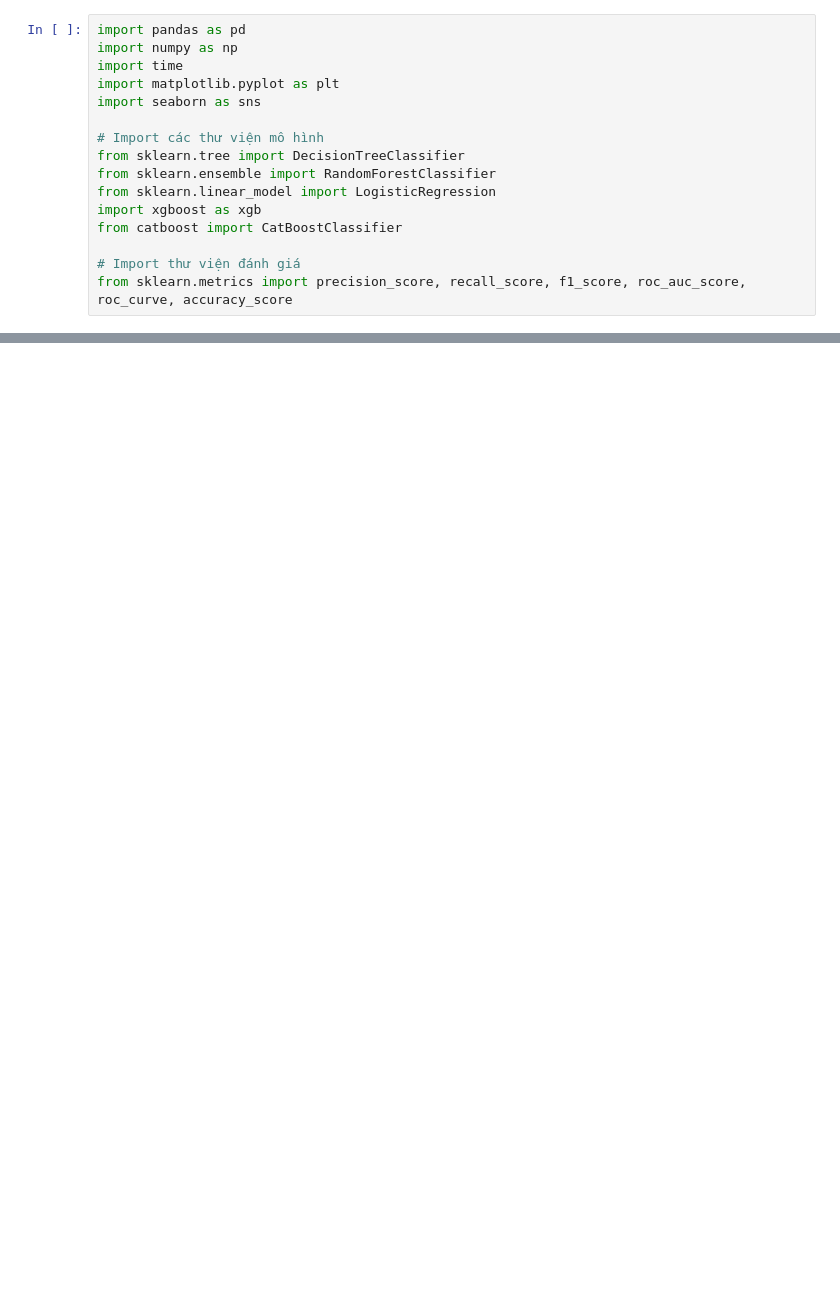
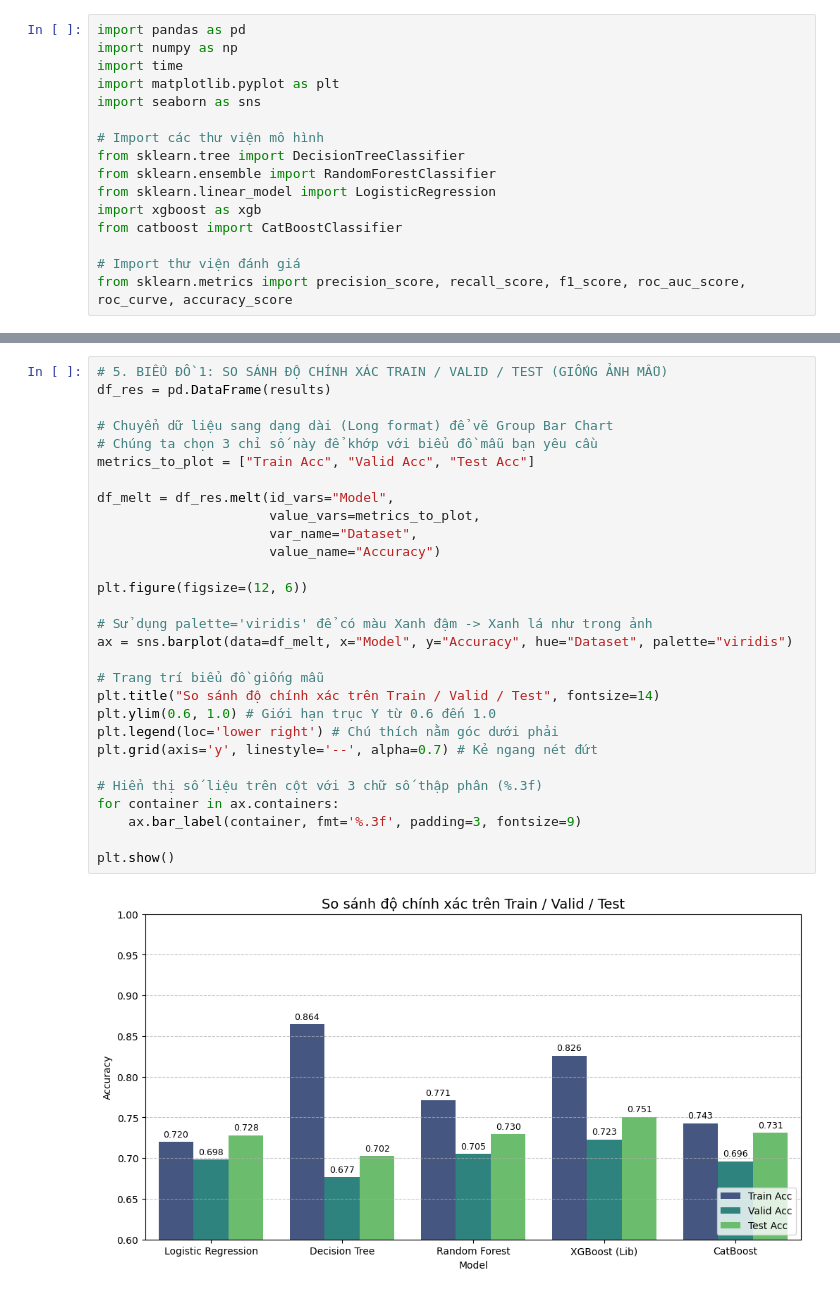
Before and after one commit to ZhangNguyen/Machine_Learning_Project, a Jupyter notebook: notebooks/04_Compare_with_dst_rf.ipynb, the cells around one changed output, grey strips where cells are left out. Cells and saved outputs as stored; diff of their text form; blank space fills up the shorter version.

```diff
--- a/notebooks/04_Compare_with_dst_rf.ipynb
+++ b/notebooks/04_Compare_with_dst_rf.ipynb
@@ -124 +163,32 @@ Dang huan luyen CatBoost...
+# %%
+# 5. BIỂU ĐỒ 1: SO SÁNH ĐỘ CHÍNH XÁC TRAIN / VALID / TEST (GIỐNG ẢNH MẪU)
+df_res = pd.DataFrame(results)
+
+# Chuyển dữ liệu sang dạng dài (Long format) để vẽ Group Bar Chart
+# Chúng ta chọn 3 chỉ số này để khớp với biểu đồ mẫu bạn yêu cầu
+metrics_to_plot = ["Train Acc", "Valid Acc", "Test Acc"]
+
+df_melt = df_res.melt(id_vars="Model",
+                      value_vars=metrics_to_plot,
+                      var_name="Dataset",
+                      value_name="Accuracy")
+
+plt.figure(figsize=(12, 6))
+
+# Sử dụng palette='viridis' để có màu Xanh đậm -> Xanh lá như trong ảnh
+ax = sns.barplot(data=df_melt, x="Model", y="Accuracy", hue="Dataset", palette="viridis")
+
+# Trang trí biểu đồ giống mẫu
+plt.title("So sánh độ chính xác trên Train / Valid / Test", fontsize=14)
+plt.ylim(0.6, 1.0) # Giới hạn trục Y từ 0.6 đến 1.0
+plt.legend(loc='lower right') # Chú thích nằm góc dưới phải
+plt.grid(axis='y', linestyle='--', alpha=0.7) # Kẻ ngang nét đứt
+
+# Hiển thị số liệu trên cột với 3 chữ số thập phân (%.3f)
+for container in ax.containers:
+    ax.bar_label(container, fmt='%.3f', padding=3, fontsize=9)
+
+plt.show()
+# %% [output]
+[figure, added]
 # %%
```
Also changed, not shown: parts of 8 cells of this notebook, 8 other files.
